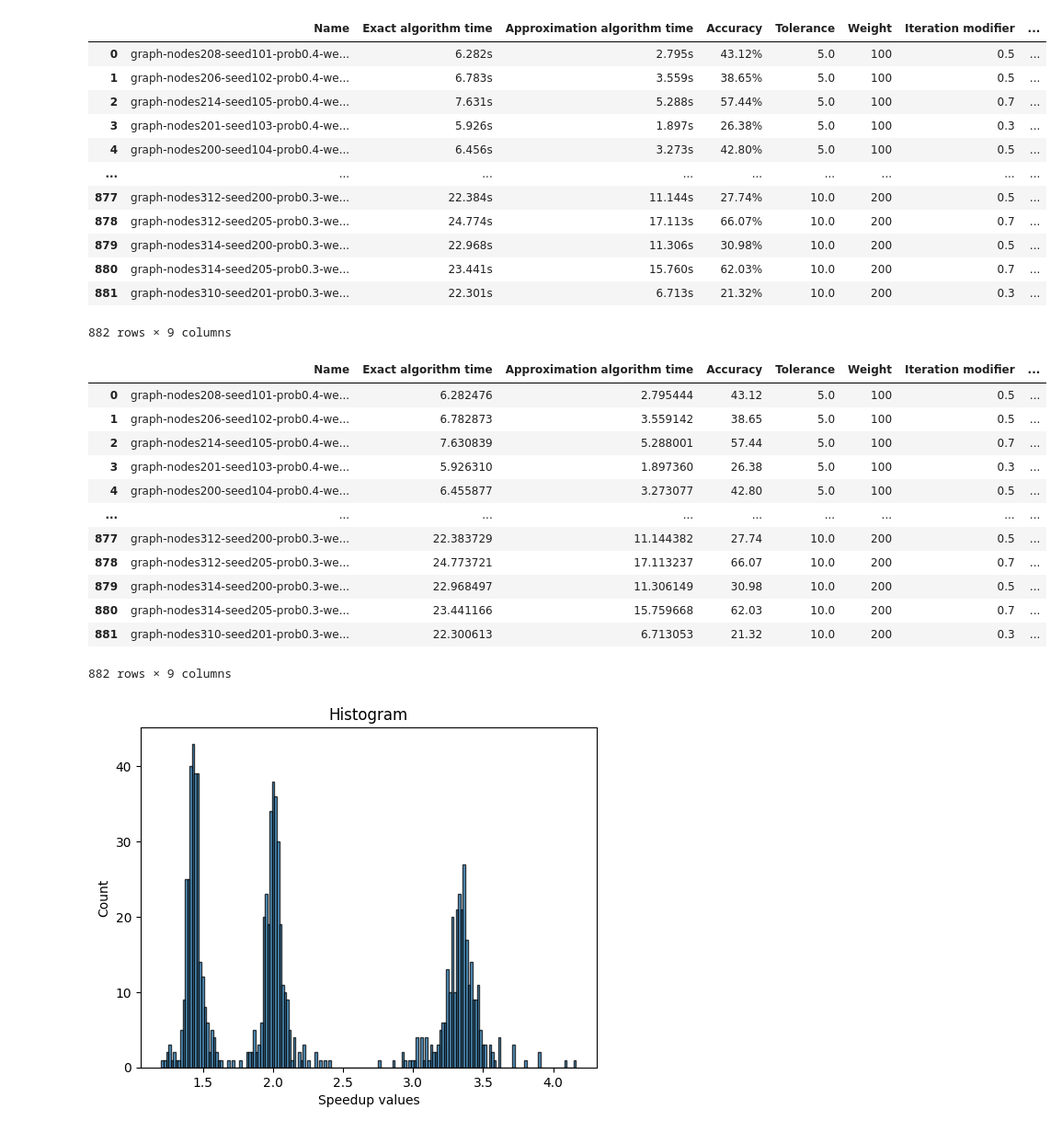
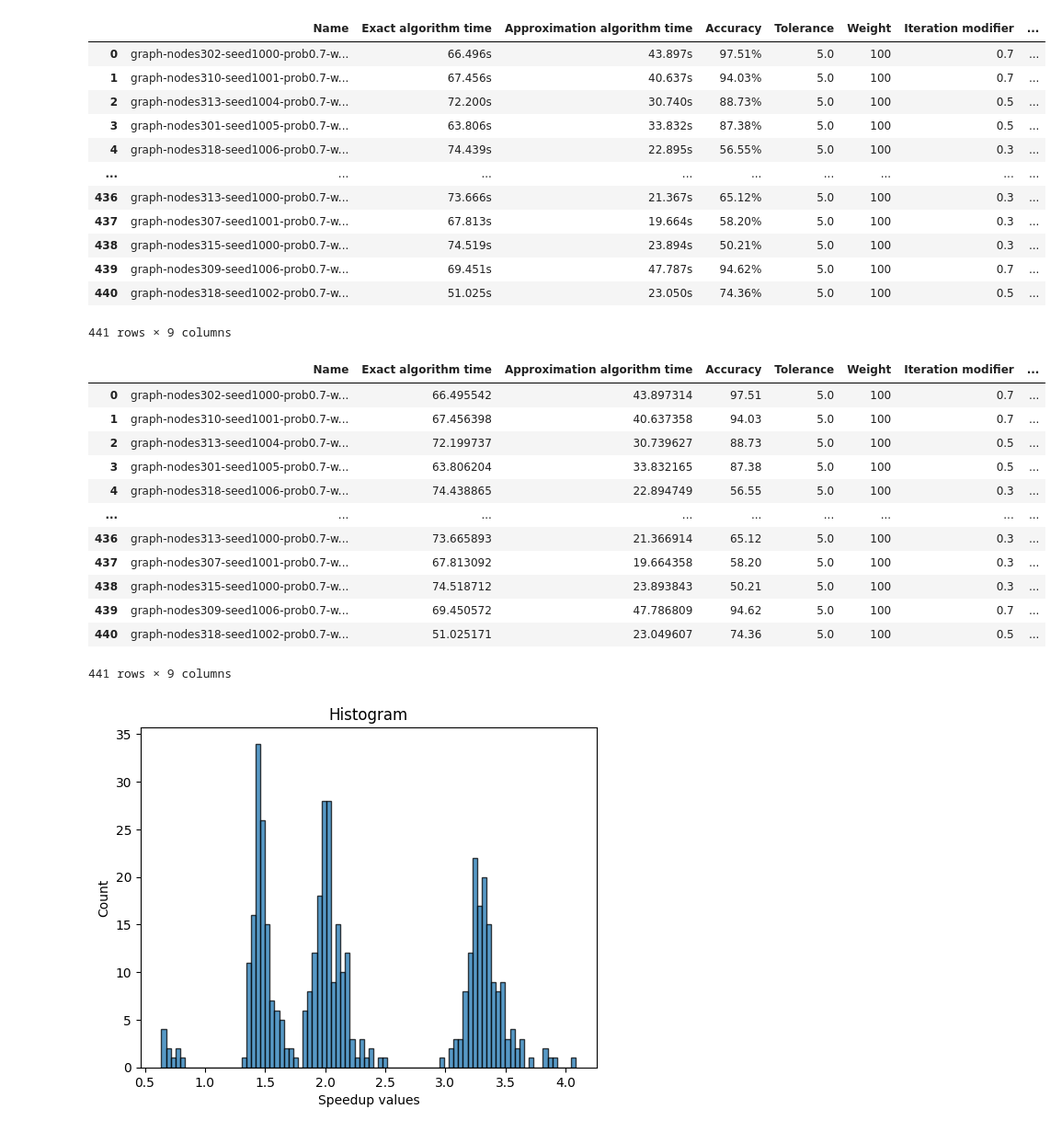
Before and after one commit to zdeneklapes/gal-gragh-algorithms, a Jupyter notebook: src/analysis.ipynb, the cells around one changed output. Shown at 92% size. Saved outputs shown, nothing was run; the diff lists cells and outputs as text; code cells hidden in the pictures.

```diff
--- a/src/analysis.ipynb
+++ b/src/analysis.ipynb
@@ -5,7 +5,7 @@ import numpy as np
 import matplotlib.pyplot as plt
 # %%
 # Load the csv file
-csv_file = "../csv_data/data.csv"
+csv_file = "../csv_data/data_thick.csv"
 #csv_file = "../csv_data/data50iter95toler.csv"
 
 # Create pandas variables
@@ -30,45 +30,45 @@ insert_index = cols.index('Tolerance') + 1
 cols.insert(insert_index, 'Weight')
 
 df = df[cols]
 
 ### Pretty print will be used to display the generated values
 # Compute Speedup
 pretty_print['Speedup'] = (pretty_print['Exact algorithm time'] / pretty_print['Approximation algorithm time']).apply(lambda x: f"{x:.4f}")
 
 # Prettify Approximate time
 pretty_print['Approximation algorithm time'] = pretty_print['Approximation algorithm time'].apply(lambda x: f"{x:.3f}s").astype(str)
 # Prettify Exact time
 pretty_print['Exact algorithm time'] = pretty_print['Exact algorithm time'].apply(lambda x: f"{x:.3f}s").astype(str)
 
 # Add a % symbol
 pretty_print['Accuracy'] = pretty_print['Accuracy'].apply(lambda x: f"{x:.2f}%")
 
 # Round up and add % symbol
 pretty_print['Confidence interval'] = ((1 - (pretty_print['Tolerance'] / pretty_print['Weight'])) * 100).apply(lambda x: f"{x:.3f}%")
 
 # Set the place where we will move the Weight column
 cols = list(pretty_print.columns)
 cols.remove('Weight')
 insert_index = cols.index('Tolerance') + 1
 cols.insert(insert_index, 'Weight')
 
 pretty_print = pretty_print[cols]
 
 pretty_print
 # %% [output]
 |  | Name | Exact algorithm time | Approximation algorithm time | Accuracy | Tolerance | Weight | Iteration modifier | ... |
-| 0 | graph-nodes208-seed101-prob0.4-we... | 6.282s | 2.795s | 43.12% | 5.0 | 100 | 0.5 | ... |
-| 1 | graph-nodes206-seed102-prob0.4-we... | 6.783s | 3.559s | 38.65% | 5.0 | 100 | 0.5 | ... |
-| 2 | graph-nodes214-seed105-prob0.4-we... | 7.631s | 5.288s | 57.44% | 5.0 | 100 | 0.7 | ... |
-| 3 | graph-nodes201-seed103-prob0.4-we... | 5.926s | 1.897s | 26.38% | 5.0 | 100 | 0.3 | ... |
-| 4 | graph-nodes200-seed104-prob0.4-we... | 6.456s | 3.273s | 42.80% | 5.0 | 100 | 0.5 | ... |
+| 0 | graph-nodes302-seed1000-prob0.7-w... | 66.496s | 43.897s | 97.51% | 5.0 | 100 | 0.7 | ... |
+| 1 | graph-nodes310-seed1001-prob0.7-w... | 67.456s | 40.637s | 94.03% | 5.0 | 100 | 0.7 | ... |
+| 2 | graph-nodes313-seed1004-prob0.7-w... | 72.200s | 30.740s | 88.73% | 5.0 | 100 | 0.5 | ... |
+| 3 | graph-nodes301-seed1005-prob0.7-w... | 63.806s | 33.832s | 87.38% | 5.0 | 100 | 0.5 | ... |
+| 4 | graph-nodes318-seed1006-prob0.7-w... | 74.439s | 22.895s | 56.55% | 5.0 | 100 | 0.3 | ... |
 | ... | ... | ... | ... | ... | ... | ... | ... | ... |
-| 877 | graph-nodes312-seed200-prob0.3-we... | 22.384s | 11.144s | 27.74% | 10.0 | 200 | 0.5 | ... |
-| 878 | graph-nodes312-seed205-prob0.3-we... | 24.774s | 17.113s | 66.07% | 10.0 | 200 | 0.7 | ... |
-| 879 | graph-nodes314-seed200-prob0.3-we... | 22.968s | 11.306s | 30.98% | 10.0 | 200 | 0.5 | ... |
-| 880 | graph-nodes314-seed205-prob0.3-we... | 23.441s | 15.760s | 62.03% | 10.0 | 200 | 0.7 | ... |
-| 881 | graph-nodes310-seed201-prob0.3-we... | 22.301s | 6.713s | 21.32% | 10.0 | 200 | 0.3 | ... |
+| 436 | graph-nodes313-seed1000-prob0.7-w... | 73.666s | 21.367s | 65.12% | 5.0 | 100 | 0.3 | ... |
+| 437 | graph-nodes307-seed1001-prob0.7-w... | 67.813s | 19.664s | 58.20% | 5.0 | 100 | 0.3 | ... |
+| 438 | graph-nodes315-seed1000-prob0.7-w... | 74.519s | 23.894s | 50.21% | 5.0 | 100 | 0.3 | ... |
+| 439 | graph-nodes309-seed1006-prob0.7-w... | 69.451s | 47.787s | 94.62% | 5.0 | 100 | 0.7 | ... |
+| 440 | graph-nodes318-seed1002-prob0.7-w... | 51.025s | 23.050s | 74.36% | 5.0 | 100 | 0.5 | ... |
-882 rows × 9 columns
+441 rows × 9 columns
 # %%
 # Change type into float
 df['Speedup'] = df['Speedup'].astype(float)
@@ -83,18 +83,18 @@ df['Speedup'] = df['Speedup'].astype(float)
 df
 # %% [output]
 |  | Name | Exact algorithm time | Approximation algorithm time | Accuracy | Tolerance | Weight | Iteration modifier | ... |
-| 0 | graph-nodes208-seed101-prob0.4-we... | 6.282476 | 2.795444 | 43.12 | 5.0 | 100 | 0.5 | ... |
-| 1 | graph-nodes206-seed102-prob0.4-we... | 6.782873 | 3.559142 | 38.65 | 5.0 | 100 | 0.5 | ... |
-| 2 | graph-nodes214-seed105-prob0.4-we... | 7.630839 | 5.288001 | 57.44 | 5.0 | 100 | 0.7 | ... |
-| 3 | graph-nodes201-seed103-prob0.4-we... | 5.926310 | 1.897360 | 26.38 | 5.0 | 100 | 0.3 | ... |
-| 4 | graph-nodes200-seed104-prob0.4-we... | 6.455877 | 3.273077 | 42.80 | 5.0 | 100 | 0.5 | ... |
+| 0 | graph-nodes302-seed1000-prob0.7-w... | 66.495542 | 43.897314 | 97.51 | 5.0 | 100 | 0.7 | ... |
+| 1 | graph-nodes310-seed1001-prob0.7-w... | 67.456398 | 40.637358 | 94.03 | 5.0 | 100 | 0.7 | ... |
+| 2 | graph-nodes313-seed1004-prob0.7-w... | 72.199737 | 30.739627 | 88.73 | 5.0 | 100 | 0.5 | ... |
+| 3 | graph-nodes301-seed1005-prob0.7-w... | 63.806204 | 33.832165 | 87.38 | 5.0 | 100 | 0.5 | ... |
+| 4 | graph-nodes318-seed1006-prob0.7-w... | 74.438865 | 22.894749 | 56.55 | 5.0 | 100 | 0.3 | ... |
 | ... | ... | ... | ... | ... | ... | ... | ... | ... |
-| 877 | graph-nodes312-seed200-prob0.3-we... | 22.383729 | 11.144382 | 27.74 | 10.0 | 200 | 0.5 | ... |
-| 878 | graph-nodes312-seed205-prob0.3-we... | 24.773721 | 17.113237 | 66.07 | 10.0 | 200 | 0.7 | ... |
-| 879 | graph-nodes314-seed200-prob0.3-we... | 22.968497 | 11.306149 | 30.98 | 10.0 | 200 | 0.5 | ... |
-| 880 | graph-nodes314-seed205-prob0.3-we... | 23.441166 | 15.759668 | 62.03 | 10.0 | 200 | 0.7 | ... |
-| 881 | graph-nodes310-seed201-prob0.3-we... | 22.300613 | 6.713053 | 21.32 | 10.0 | 200 | 0.3 | ... |
+| 436 | graph-nodes313-seed1000-prob0.7-w... | 73.665893 | 21.366914 | 65.12 | 5.0 | 100 | 0.3 | ... |
+| 437 | graph-nodes307-seed1001-prob0.7-w... | 67.813092 | 19.664358 | 58.20 | 5.0 | 100 | 0.3 | ... |
+| 438 | graph-nodes315-seed1000-prob0.7-w... | 74.518712 | 23.893843 | 50.21 | 5.0 | 100 | 0.3 | ... |
+| 439 | graph-nodes309-seed1006-prob0.7-w... | 69.450572 | 47.786809 | 94.62 | 5.0 | 100 | 0.7 | ... |
+| 440 | graph-nodes318-seed1002-prob0.7-w... | 51.025171 | 23.049607 | 74.36 | 5.0 | 100 | 0.5 | ... |
-882 rows × 9 columns
+441 rows × 9 columns
 # %%
 df['Speedup'] = pd.to_numeric(df['Speedup'], errors='coerce')
 
@@ -111,7 +111,7 @@ plt.ylabel("Count")
 # Zobrazení grafu
 plt.show()
 # %% [output]
-[figure, old version]
+[figure, new version]
 # %%
 df['Accuracy'] = pd.to_numeric(df['Accuracy'], errors='coerce')
 
```
Also changed, not shown: parts of 9 cells of this notebook, 1 other file.
